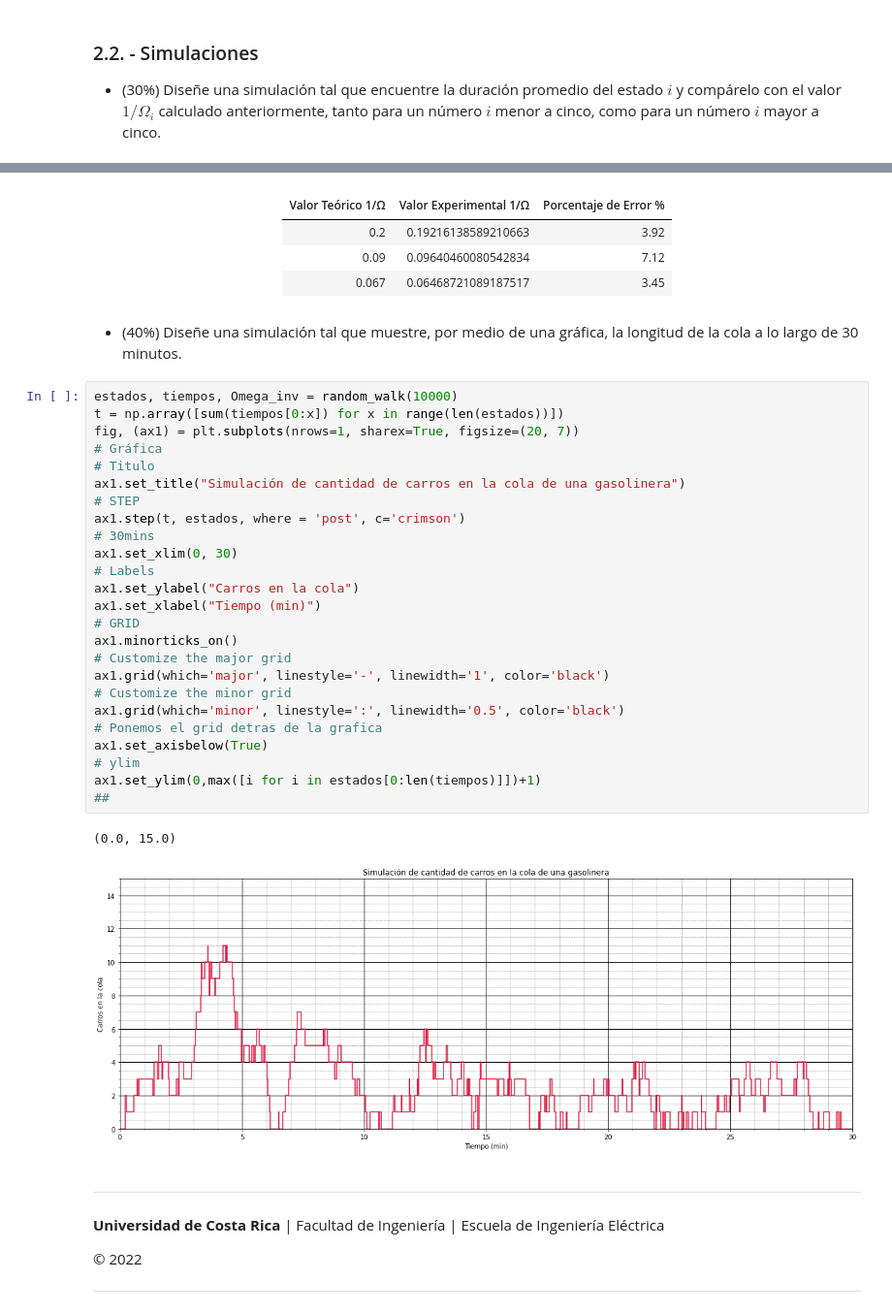
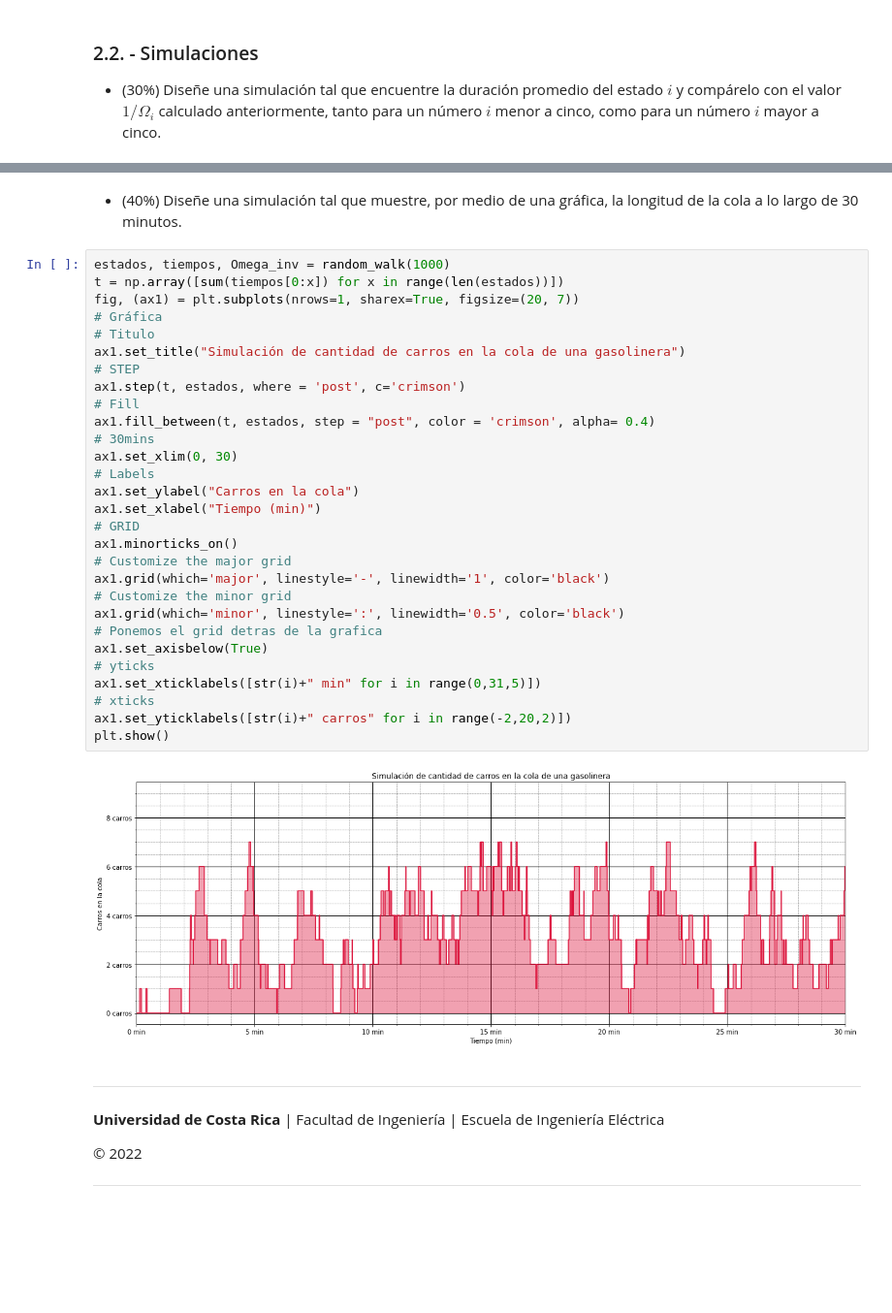
Before and after one commit to phrax-P/Proyecto5_Modelos, a Jupyter notebook: P5.ipynb, the cells around one changed output, grey strips where cells are left out. Shown at 97% size. Saved outputs shown, nothing was run; the diff lists cells and outputs as text; blank space fills up the shorter version.

```diff
--- a/P5.ipynb
+++ b/P5.ipynb
@@ -115,43 +147,36 @@ print('1/Ω: ', Omega_inv)
-# %% [markdown]
-<center>
-
-| Valor Teórico 1/Ω | Valor Experimental 1/Ω | Porcentaje de Error % |
-|-------------------|------------------------|-----------------------|
-| 0.2               | 0.19216138589210663    | 3.92                  |
-| 0.09              | 0.09640460080542834    | 7.12                  |
-| 0.067             | 0.06468721089187517    | 3.45                  |
-
-</center>
 # %% [markdown]
 - (40%) Diseñe una simulación tal que muestre, por medio de una gráfica, la longitud de la cola a lo largo de 30 minutos.
 # %%
-estados, tiempos, Omega_inv = random_walk(10000)
+estados, tiempos, Omega_inv = random_walk(1000)
 t = np.array([sum(tiempos[0:x]) for x in range(len(estados))])
 fig, (ax1) = plt.subplots(nrows=1, sharex=True, figsize=(20, 7))
 # Gráfica
 # Titulo
 ax1.set_title("Simulación de cantidad de carros en la cola de una gasolinera")
 # STEP
 ax1.step(t, estados, where = 'post', c='crimson')
+# Fill
+ax1.fill_between(t, estados, step = "post", color = 'crimson', alpha= 0.4)
 # 30mins
 ax1.set_xlim(0, 30)
 # Labels
 ax1.set_ylabel("Carros en la cola")
 ax1.set_xlabel("Tiempo (min)")
 # GRID
 ax1.minorticks_on()
 # Customize the major grid
 ax1.grid(which='major', linestyle='-', linewidth='1', color='black')
 # Customize the minor grid
 ax1.grid(which='minor', linestyle=':', linewidth='0.5', color='black')
 # Ponemos el grid detras de la grafica
 ax1.set_axisbelow(True)
-# ylim
-ax1.set_ylim(0,max([i for i in estados[0:len(tiempos)]])+1)
-##
+# yticks
+ax1.set_xticklabels([str(i)+" min" for i in range(0,31,5)])
+# xticks
+ax1.set_yticklabels([str(i)+" carros" for i in range(-2,20,2)])
+plt.show()
 # %% [output]
-(0.0, 15.0)
-[figure, old version]
+[figure, new version]
 # %% [markdown]
 ---
 **Universidad de Costa Rica** | Facultad de Ingeniería | Escuela de Ingeniería Eléctrica
```
Also changed, not shown: parts of 2 cells of this notebook.
